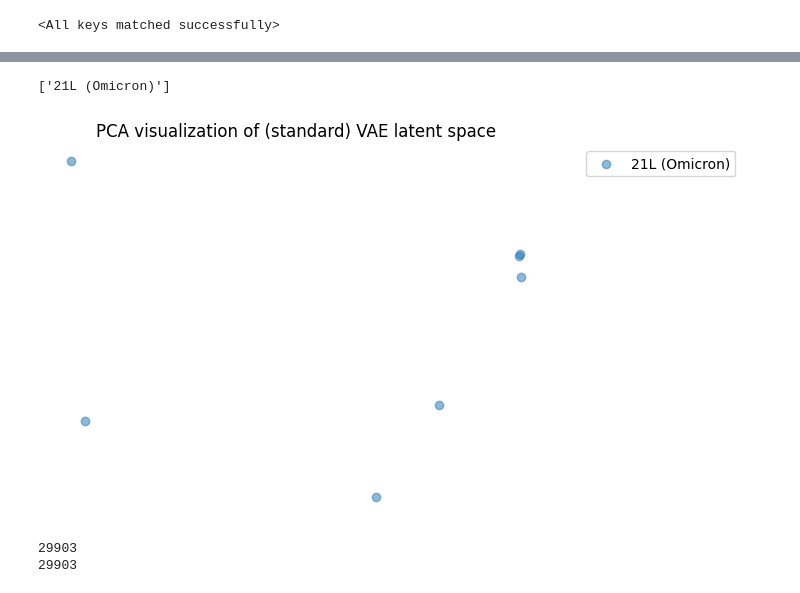
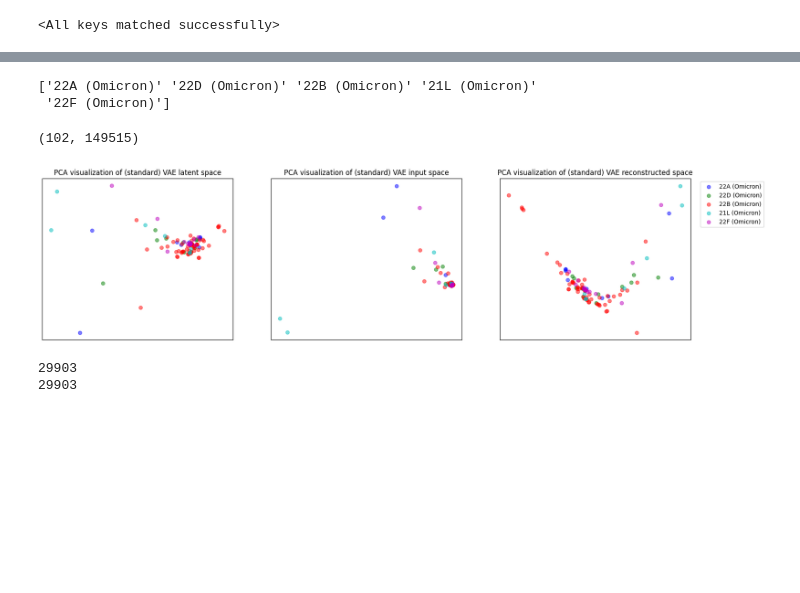
Before and after one commit to blab/sequence-vaes, a Jupyter notebook: standard_VAE/VAE_diffusion.ipynb, the cells around one changed output, grey strips where cells are left out. Drawn from its saved outputs; the diff is of its cells as text; code cells hidden in the pictures; blank space fills up the shorter version.

```diff
--- a/standard_VAE/VAE_diffusion.ipynb
+++ b/standard_VAE/VAE_diffusion.ipynb
@@ -73,7 +73,7 @@ fig.show()
 input_dim = 29903 * 5
 # input_dim = 29903
 vae_model = VAE(input_dim=input_dim, latent_dim=50).to(DEVICE)
-vae_model.load_state_dict(torch.load("./model_saves/standard_VAE_model_BEST.pth", weights_only=True))
+vae_model.load_state_dict(torch.load("./model_saves/standard_VAE_model_BEST.pth", weights_only=True, map_location=DEVICE))
 # %% [output]
 <All keys matched successfully>
 # %%
@@ -103,49 +103,77 @@ print(set(good_clade_labels))
 # %%
 # print(set(clade_labels))
 
-clusters = np.array(list(set(good_clade_labels)))[:1]
+clusters = np.array(list(set(good_clade_labels)))
 print(clusters)
 get_clade = lambda x: [True if elem == x else False for elem in clade_labels]
 
 indexes = tuple([np.arange(len(clade_labels))[get_clade(x)] for x in clusters])
 # %% [output]
-['21L (Omicron)']
+['22A (Omicron)' '22D (Omicron)' '22B (Omicron)' '21L (Omicron)'
+ '22F (Omicron)']
 # %%
 vals = np.array(vals)
 # %%
+import matplotlib.colors as mcolors
+colors = list(mcolors.BASE_COLORS.keys())
 ranges = np.concatenate(indexes)
 
 X = torch.tensor(new_dataset[ranges,:,:])
 # X = X.to(DEVICE)
 X = X.view(X.size(0), -1).to(DEVICE)
 pca = PCA(n_components=2)
+
+fig,ax = plt.subplots(1,3,figsize=(20,5))
+for a in ax:
+    a.set_xticks([])
+    a.set_yticks([])
+    a.axis("on")
+
+recon = None
+
 with torch.no_grad():
-  Z_mean, Z_logvar = vae_model.encoder.forward(X)
-  Z_mean = Z_mean.cpu()
-  Z_std = torch.exp(0.5 * Z_logvar).cpu()
+    Z_mean, Z_logvar = vae_model.encoder.forward(X)
+    Z_mean = Z_mean.cpu()
+    Z_std = torch.exp(0.5 * Z_logvar).cpu()
+    recon = vae_model.decoder.forward(Z_mean.to(DEVICE)).cpu().numpy()
+    print(recon.shape)
 
-  max_avg_diff_mean = 0
-  max_avg_diff_std = 0
-
-  # Z_embedded = tsne(n_components=2, learning_rate='auto', init='random', perplexity=3).fit_transform(X = Z_mean)
-  Z_embedded = PCA().fit_transform(X=Z_mean)
-  curr = 0
-  for arr in indexes:
-    loc_arr = list(range(curr,curr + len(arr),1))
-
-    # print(set([clade_labels[x] for x in ranges[loc_arr]]))
-
-    plt.scatter(Z_embedded[loc_arr,0], Z_embedded[loc_arr,1], label=clade_labels[arr[0]], alpha=0.5)
-    curr += len(arr)
+    # Z_embedded = tsne(n_components=2, learning_rate='auto', init='random', perplexity=3).fit_transform(X = Z_mean)
+    Z_embedded = PCA().fit_transform(X=Z_mean)
+    curr = 0
+    for i,arr in enumerate(indexes):
+        loc_arr = list(range(curr,curr + len(arr),1))
+        # print(set([clade_labels[x] for x in ranges[loc_arr]]))
+        ax[0].scatter(Z_embedded[loc_arr,0], Z_embedded[loc_arr,1], label=clade_labels[arr[0]], alpha=0.5, color=colors[i])
+        curr += len(arr)
 
 l1 = 0.2
 l2 = 0
-plt.title("PCA visualization of (standard) VAE latent space")
-plt.legend(bbox_to_anchor=(l1,l2,l1+1,l2+1))
-plt.axis("off")
+ax[0].set_title("PCA visualization of (standard) VAE latent space")
+# ax[0].legend(bbox_to_anchor=(l1,l2,l1+1,l2+1))
+
+ax[1].set_title("PCA visualization of (standard) VAE input space")
+pca = PCA(n_components=2)
+X_embedded = PCA().fit_transform(X=X.cpu().numpy())
+curr = 0
+for i,arr in enumerate(indexes):
+    loc_arr = list(range(curr,curr + len(arr),1))
+    ax[1].scatter(X_embedded[loc_arr,0], X_embedded[loc_arr,1], label=clade_labels[arr[0]], alpha=0.5, color=colors[i])
+    curr += len(arr)
+
+ax[2].set_title("PCA visualization of (standard) VAE reconstructed space")
+pca = PCA(n_components=2)
+recon_embedded = PCA().fit_transform(X=recon)
+curr = 0
+for i,arr in enumerate(indexes):
+    loc_arr = list(range(curr,curr + len(arr),1))
+    ax[2].scatter(recon_embedded[loc_arr,0], recon_embedded[loc_arr,1], label=clade_labels[arr[0]], alpha=0.5, color=colors[i])
+    curr += len(arr)
+ax[2].legend(bbox_to_anchor=(l1,l2,l1+1,l2+1))
 plt.show()
 # %% [output]
+(102, 149515)
-[figure, old version]
+[figure, new version]
 # %%
 from ete3 import Tree
 tree = Tree(f"{abspath}/data/{dset}/{dset}_tree.tree")
```
Also changed, not shown: parts of 1 cell of this notebook, 4 other files.
